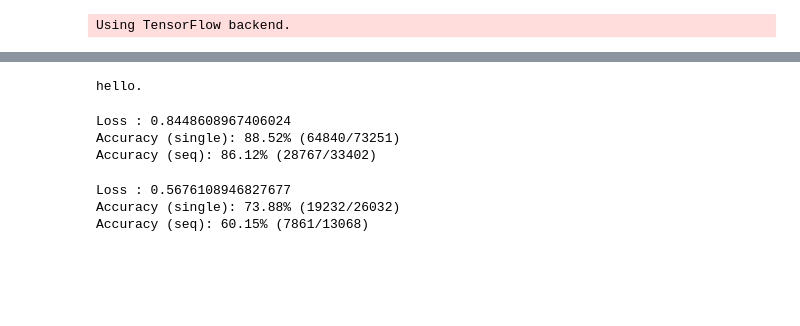
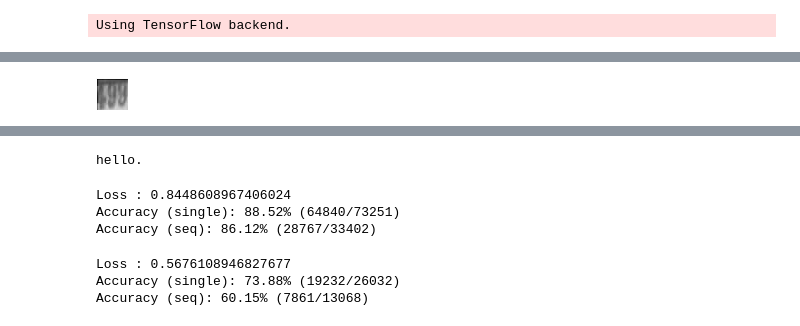
Before and after one commit to sathyz/svhn, a Jupyter notebook: svhn.ipynb, the cells around one changed output, grey strips where cells are left out. Cells and saved outputs as stored; diff of their text form; code cells hidden in the pictures; blank space fills up the shorter version.

```diff
--- a/svhn.ipynb
+++ b/svhn.ipynb
@@ -39,3 +45,7 @@ array_to_img(x_train[8])
+# %%
+array_to_img(x_test[6424])
+# %% [output]
+[figure, added]
 # %%
 from keras.models import Sequential
 from keras.layers import Conv2D, MaxPooling2D
```
Also changed, not shown: parts of 21 cells of this notebook, 1 other file.
